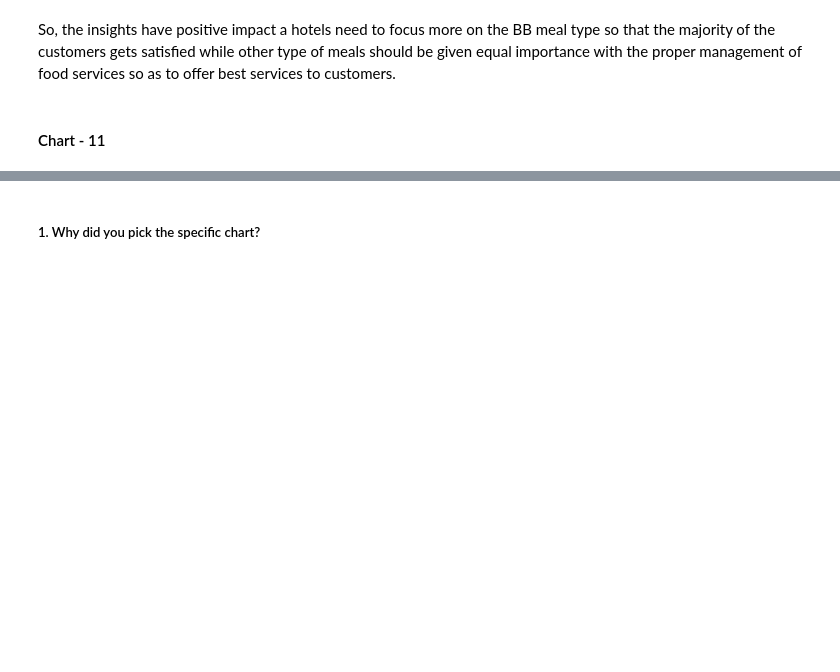
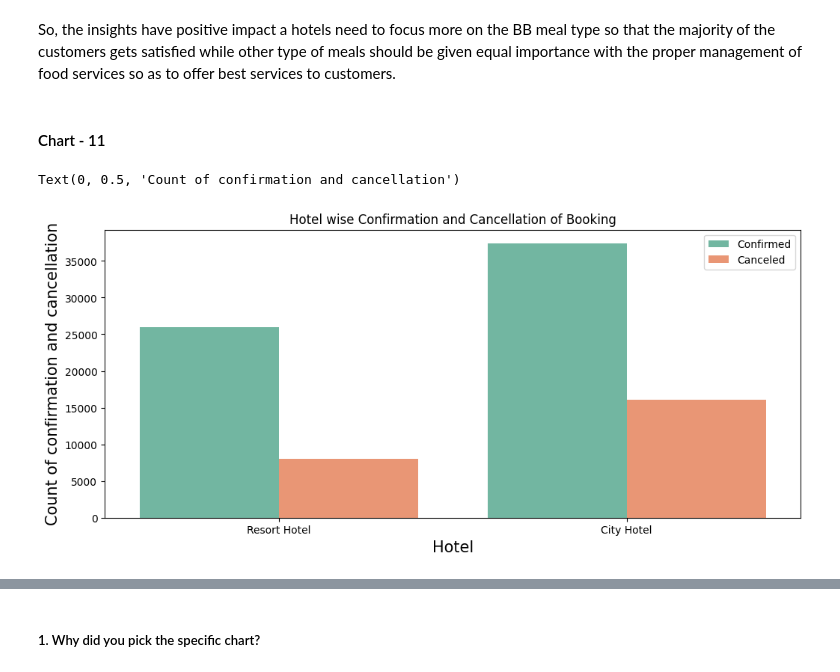
Before and after one commit to lovbundela240/EDA---Hotel-Booking-Analysis_ipynb, a Jupyter notebook: EDA_Hotel_Booking_Analysis.ipynb, the cells around one changed output, grey strips where cells are left out. Drawn from its saved outputs; the diff is of its cells as text; code cells hidden in the pictures; blank space fills up the shorter version.

```diff
--- a/EDA_Hotel_Booking_Analysis.ipynb
+++ b/EDA_Hotel_Booking_Analysis.ipynb
@@ -937,0 +938,15 @@ So, the insights have positive impact a hotels need to focus more on the BB meal
+# %%
+# Chart - 11 visualization code
+
+# Finding out the percentage and counts of the confirmed and canceled bookings.
+# plotting a count plot chart using seaborn for counts of confirmed and canceled bookings.
+
+plt.figure(figsize=(12,5))
+sns.countplot(x='hotel', hue ='is_canceled', palette='Set2', data= hotel_booking_analysis_df)
+plt.legend(['Confirmed','Canceled'])
+plt.title("Hotel wise Confirmation and Cancellation of Booking")
+plt.xlabel('Hotel', fontsize= 15)
+plt.ylabel('Count of confirmation and cancellation', fontsize = 15)
+# %% [output]
+Text(0, 0.5, 'Count of confirmation and cancellation')
+[figure, added]
```
Also changed, not shown: parts of 5 cells of this notebook.
